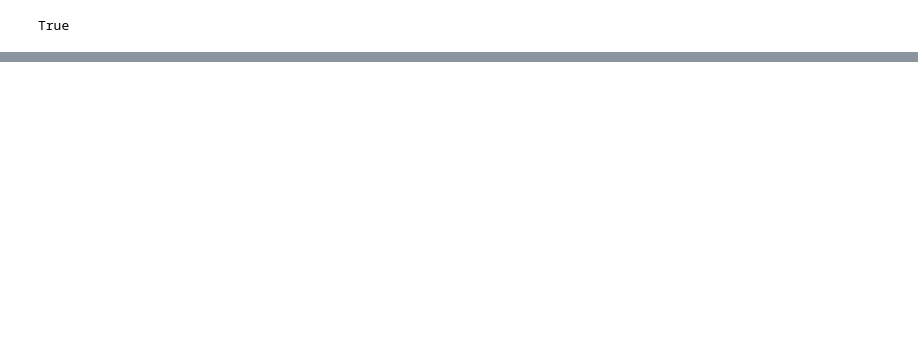
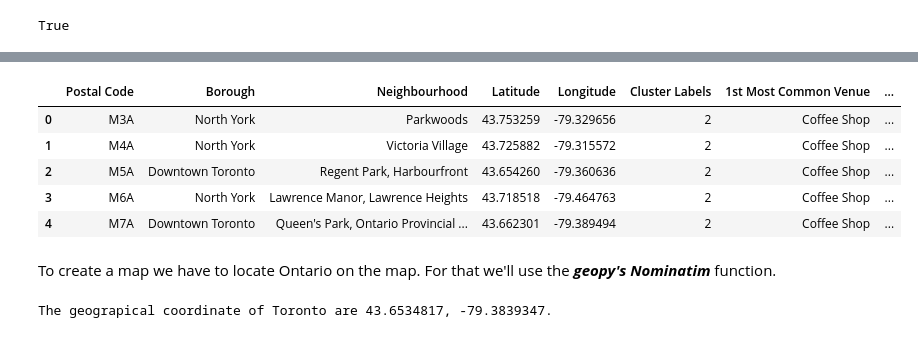
Before and after one commit to takumimet/Coursera_Capstone, a Jupyter notebook: capstone-2.ipynb, the cells around one changed output, grey strips where cells are left out. Saved outputs shown, nothing was run; the diff lists cells and outputs as text; code cells hidden in the pictures; blank space fills up the shorter version.

```diff
--- a/capstone-2.ipynb
+++ b/capstone-2.ipynb
@@ -106,0 +303,27 @@ True
+# %%
+def return_most_common_venues(row, num_top_venues):
+    row_categories = row.iloc[1:]
+    row_categories_sorted = row_categories.sort_values(ascending=False)
+
+    return row_categories_sorted.index.values[0:num_top_venues]
+# %%
+num_top_venues = 10
+
+indicators = ['st', 'nd', 'rd']
+
+# create columns according to number of top venues
+columns = ['Borough']
+for ind in np.arange(num_top_venues):
+    try:
+        columns.append('{}{} Most Common Venue'.format(ind+1, indicators[ind]))
+    except:
+        columns.append('{}th Most Common Venue'.format(ind+1))
+
+# create a new dataframe
+neighborhoods_venues_sorted = pd.DataFrame(columns=columns)
+neighborhoods_venues_sorted['Borough'] = toronto_grouped['Borough']
+
+for ind in np.arange(toronto_grouped.shape[0]):
+    neighborhoods_venues_sorted.iloc[ind, 1:] = return_most_common_venues(toronto_grouped.iloc[ind, :], num_top_venues)
+
+neighborhoods_venues_sorted.head()
@@ -106,0 +337,31 @@ True
+# %%
+# add clustering labels
+neighborhoods_venues_sorted.insert(0, 'Cluster Labels', kmeans.labels_)
+
+toronto_merged = data
+
+# merge manhattan_grouped with manhattan_data to add| latitude/longitude for each neighborhood
+toronto_merged = toronto_merged.join(neighborhoods_venues_sorted.set_index('Borough'), on='Borough')
+
+toronto_merged.head() # check the last columns!
+# %% [output]
+|  | Postal Code | Borough | Neighbourhood | Latitude | Longitude | Cluster Labels | 1st Most Common Venue | ... |
+| 0 | M3A | North York | Parkwoods | 43.753259 | -79.329656 | 2 | Coffee Shop | ... |
+| 1 | M4A | North York | Victoria Village | 43.725882 | -79.315572 | 2 | Coffee Shop | ... |
+| 2 | M5A | Downtown Toronto | Regent Park, Harbourfront | 43.654260 | -79.360636 | 2 | Coffee Shop | ... |
+| 3 | M6A | North York | Lawrence Manor, Lawrence Heights | 43.718518 | -79.464763 | 2 | Coffee Shop | ... |
+| 4 | M7A | Downtown Toronto | Queen's Park, Ontario Provincial ... | 43.662301 | -79.389494 | 2 | Coffee Shop | ... |
+# %% [markdown]
+
+
+To create a map we have to locate Ontario on the map. For that we'll use the ***geopy's Nominatim*** function.
+# %%
+address = 'Toronto, Ontario'
+
+geolocator = Nominatim(user_agent="ny_explorer")
+location = geolocator.geocode(address)
+latitude = location.latitude
+longitude = location.longitude
+print('The geograpical coordinate of Toronto are {}, {}.'.format(latitude, longitude))
+# %% [output]
+The geograpical coordinate of Toronto are 43.6534817, -79.3839347.
```
Also changed, not shown: parts of 48 cells of this notebook.
